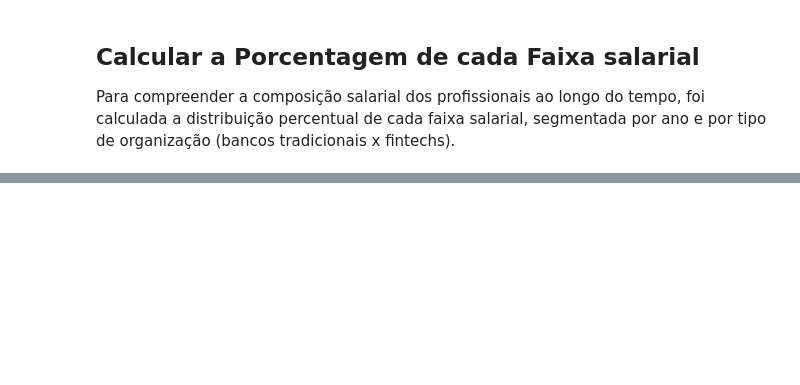
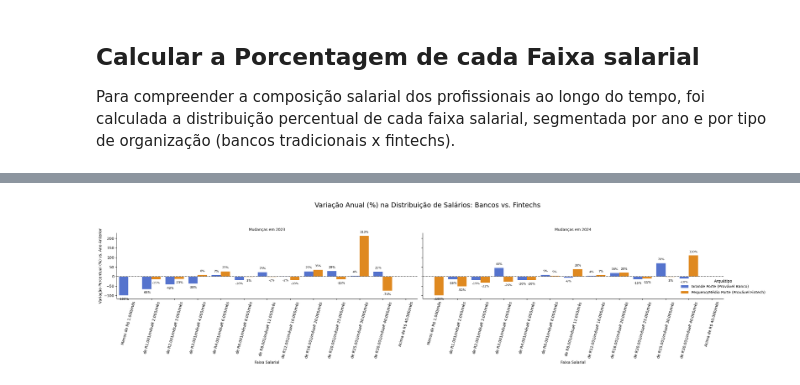
Before and after one commit to ThiagoVenturim/banco-vs-fintech, a Jupyter notebook: src/EDA.ipynb, the cells around one changed output, grey strips where cells are left out. Cells and saved outputs as stored; diff of their text form; code cells hidden in the pictures; blank space fills up the shorter version.

```diff
--- a/src/EDA.ipynb
+++ b/src/EDA.ipynb
@@ -719,46 +908,53 @@ print(df_variacao[df_variacao['faixa_salarial_ordenada'] == 'de R$ 12.001/mês a
 # %%
-# Filtre o dataframe para incluir apenas os anos com dados de variação reais
+
+df_variacao['ano_base'] = pd.to_numeric(df_variacao['ano_base'], errors='coerce')
 df_plot_variacao = df_variacao[df_variacao['ano_base'].isin([2023, 2024])]
 
-# Criar o gráfico usando catplot
-g = sns.catplot(
-    data=df_plot_variacao,
-    x='faixa_salarial_ordenada',
-    y='variacao_percentual',
-    hue='arquétipo_tamanho',
-    col='ano_base',
-    kind='bar',
-    aspect=1.8,
-    height=6,
-    palette={'Grande Porte (Provável Banco)': 'royalblue', 'Pequeno/Médio Porte (Provável Fintech)': 'darkorange'}
-)
+# Verificação para garantir que o dataframe não está vazio ANTES de plotar
+if df_plot_variacao.empty:
+    print("AVISO: O DataFrame está vazio após o filtro. Não há dados para os anos 2023 e 2024.")
+    print("O gráfico não será gerado.")
+else:
+    # 2. Criar o gráfico usando catplot
+    g = sns.catplot(
+        data=df_plot_variacao,
+        x='faixa_salarial_ordenada',
+        y='variacao_percentual',
+        hue='arquétipo_tamanho',
+        col='ano_base',
+        kind='bar',
+        aspect=1.8,
+        height=6,
+        palette={'Grande Porte (Provável Banco)': 'royalblue', 'Pequeno/Médio Porte (Provável Fintech)': 'darkorange'}
+    )
 
-# Melhorar a legibilidade e adicionar títulos
-g.fig.suptitle('Variação Anual (%) na Distribuição de Salários: Bancos vs. Fintechs', y=1.04, fontsize=18)
-g.set_axis_labels("Faixa Salarial", "Variação Percentual (%) vs. Ano Anterior")
-g.set_titles("Mudanças em {col_name}")
+    # 3. Melhorar a legibilidade e adicionar títulos
+    g.fig.suptitle('Variação Anual (%) na Distribuição de Salários: Bancos vs. Fintechs', y=1.04, fontsize=18)
+    g.set_axis_labels("Faixa Salarial", "Variação Percentual (%) vs. Ano Anterior")
+    g.set_titles("Mudanças em {col_name}")
 
-# Adicionar uma linha horizontal em y=0 para separar crescimento de queda
-for ax in g.axes.flat:
-    ax.axhline(0, color='grey', linestyle='--')
+    #  Adicionar uma linha horizontal em y=0
+    for ax in g.axes.flat:
+        ax.axhline(0, color='grey', linestyle='--')
 
-# Rotacionar os rótulos do eixo X
-for ax in g.axes.flat:
-    for label in ax.get_xticklabels():
-        label.set_rotation(75)
+    #  Rotacionar os rótulos do eixo X
+    for ax in g.axes.flat:
+        for label in ax.get_xticklabels():
+            label.set_rotation(75)
 
-# Adicionar os valores percentuais nas barras (opcional, pode poluir o gráfico)
-for ax in g.axes.flat:
-     for p in ax.patches:
-         if p.get_height() != 0:
-             ax.annotate(f"{p.get_height():.0f}%",
-                         (p.get_x() + p.get_width() / 2., p.get_height()),
-                         ha='center', va='center', xytext=(0, np.sign(p.get_height())*10),
-                         textcoords='offset points', fontsize=8)
+    #  Adicionar os valores percentuais nas barras
+    for ax in g.axes.flat:
+        for p in ax.patches:
+            if p.get_height() != 0:
+                ax.annotate(f"{p.get_height():.0f}%",
+                            (p.get_x() + p.get_width() / 2., p.get_height()),
+                            ha='center', va='center', xytext=(0, np.sign(p.get_height())*10),
+                            textcoords='offset points', fontsize=8)
 
-g.legend.set_title("Arquétipo")
-g.legend.set_bbox_to_anchor((1.01, 0.5))
-plt.tight_layout(rect=[0, 0, 0.95, 0.97])
+    g.legend.set_title("Arquétipo")
+    g.legend.set_bbox_to_anchor((1.01, 0.5))
+    plt.tight_layout(rect=[0, 0, 0.95, 0.97])
 
-plt.savefig('variacao_salarial_ano_a_ano.png')
-print("\nGráfico 'variacao_salarial_ano_a_ano.png' salvo com sucesso.")
+    plt.savefig('variacao_salarial_ano_a_ano.png')
+    print("\nGráfico 'variacao_salarial_ano_a_ano.png' salvo com sucesso.")
+# %% [output]
@@ -765,3 +962,4 @@ print("\nGráfico 'variacao_salarial_ano_a_ano.png' salvo com sucesso.")
+[figure, added]
 # %%
 # 1. Agrupe por arquétipo e faixa salarial, e calcule a MÉDIA das porcentagens
 perfil_medio = distribuicao_completa_df.groupby(['arquétipo_tamanho', 'faixa_salarial_ordenada'])['porcentagem'].mean().round(2)
```
Also changed, not shown: parts of 18 cells of this notebook.
